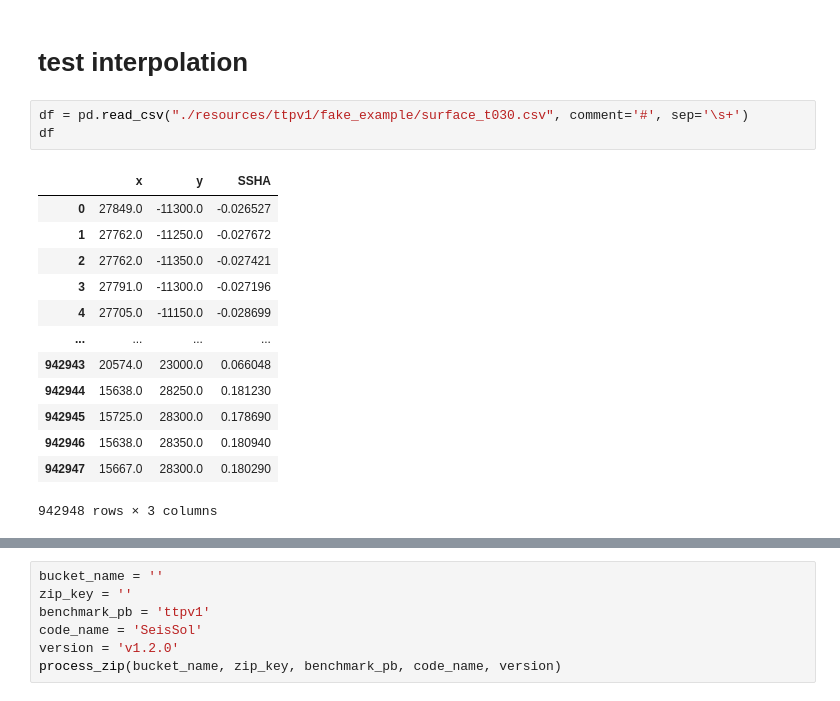
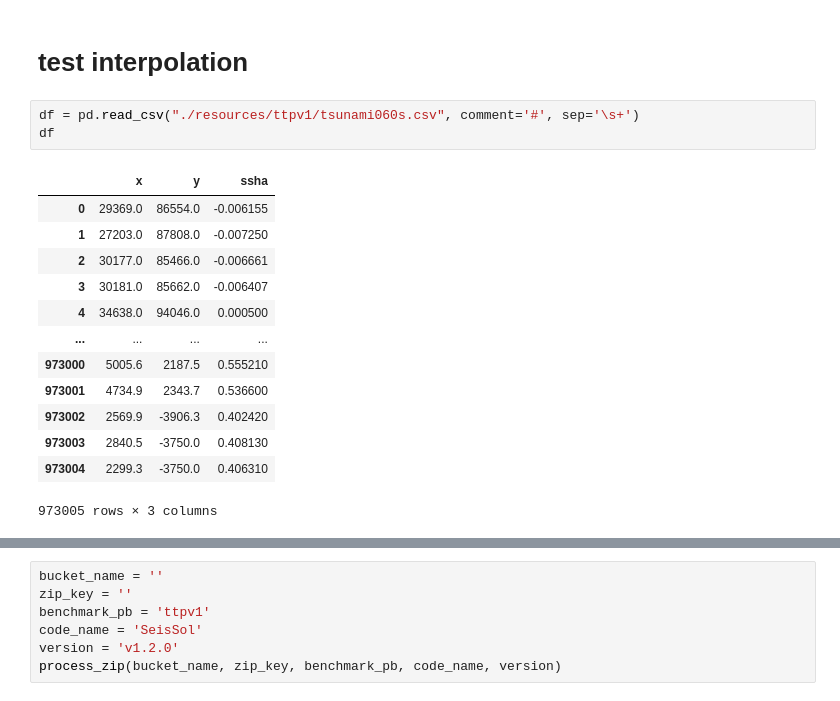
Before and after one commit to loicbachelot/v-v_dashboard, a Jupyter notebook: plot_testing/convert_original_to_parquet.ipynb, the cells around one changed output, grey strips where cells are left out. Saved outputs shown, nothing was run; the diff lists cells and outputs as text.

```diff
--- a/convert_original_to_parquet.ipynb
+++ b/plot_testing/convert_original_to_parquet.ipynb
@@ -119,22 +173,22 @@ def process_zip(bucket_name, zip_key, benchmark_pb, code_name, version, user_met
 # %% [markdown]
 # test interpolation
 # %%
-df = pd.read_csv("./resources/ttpv1/fake_example/surface_t030.csv", comment='#', sep='\s+')
+df = pd.read_csv("./resources/ttpv1/tsunami060s.csv", comment='#', sep='\s+')
 df
 # %% [output]
-|  | x | y | SSHA |
-| 0 | 27849.0 | -11300.0 | -0.026527 |
-| 1 | 27762.0 | -11250.0 | -0.027672 |
-| 2 | 27762.0 | -11350.0 | -0.027421 |
-| 3 | 27791.0 | -11300.0 | -0.027196 |
-| 4 | 27705.0 | -11150.0 | -0.028699 |
+|  | x | y | ssha |
+| 0 | 29369.0 | 86554.0 | -0.006155 |
+| 1 | 27203.0 | 87808.0 | -0.007250 |
+| 2 | 30177.0 | 85466.0 | -0.006661 |
+| 3 | 30181.0 | 85662.0 | -0.006407 |
+| 4 | 34638.0 | 94046.0 | 0.000500 |
 | ... | ... | ... | ... |
-| 942943 | 20574.0 | 23000.0 | 0.066048 |
-| 942944 | 15638.0 | 28250.0 | 0.181230 |
-| 942945 | 15725.0 | 28300.0 | 0.178690 |
-| 942946 | 15638.0 | 28350.0 | 0.180940 |
-| 942947 | 15667.0 | 28300.0 | 0.180290 |
+| 973000 | 5005.6 | 2187.5 | 0.555210 |
+| 973001 | 4734.9 | 2343.7 | 0.536600 |
+| 973002 | 2569.9 | -3906.3 | 0.402420 |
+| 973003 | 2840.5 | -3750.0 | 0.408130 |
+| 973004 | 2299.3 | -3750.0 | 0.406310 |
-942948 rows × 3 columns
+973005 rows × 3 columns
 # %%
 template_path = os.path.join("./resources/benchmark_templates/ttpv1.json")
 with open(template_path, 'r') as f:
```
Also changed, not shown: parts of 9 cells of this notebook, 2 other files.
